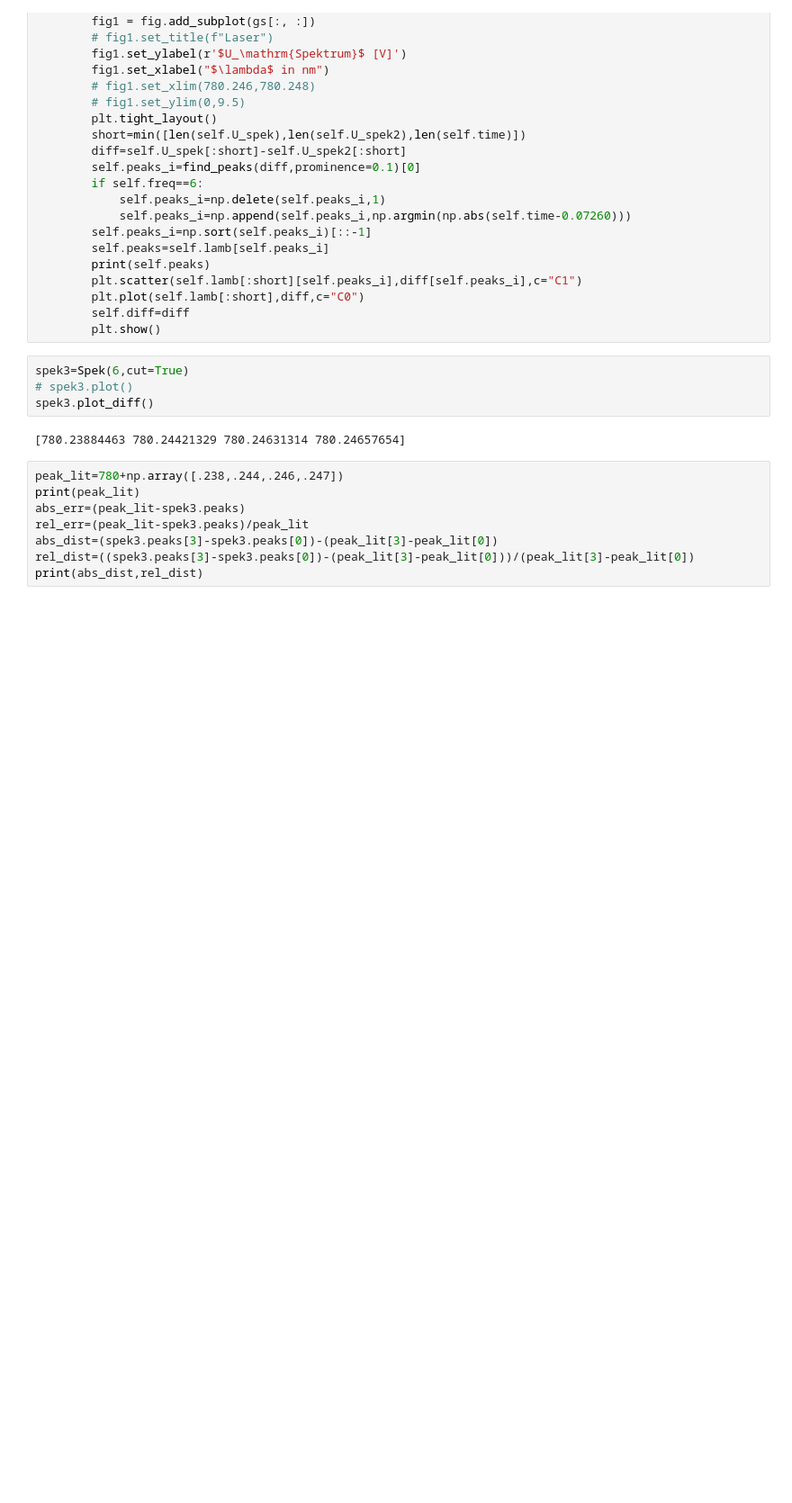
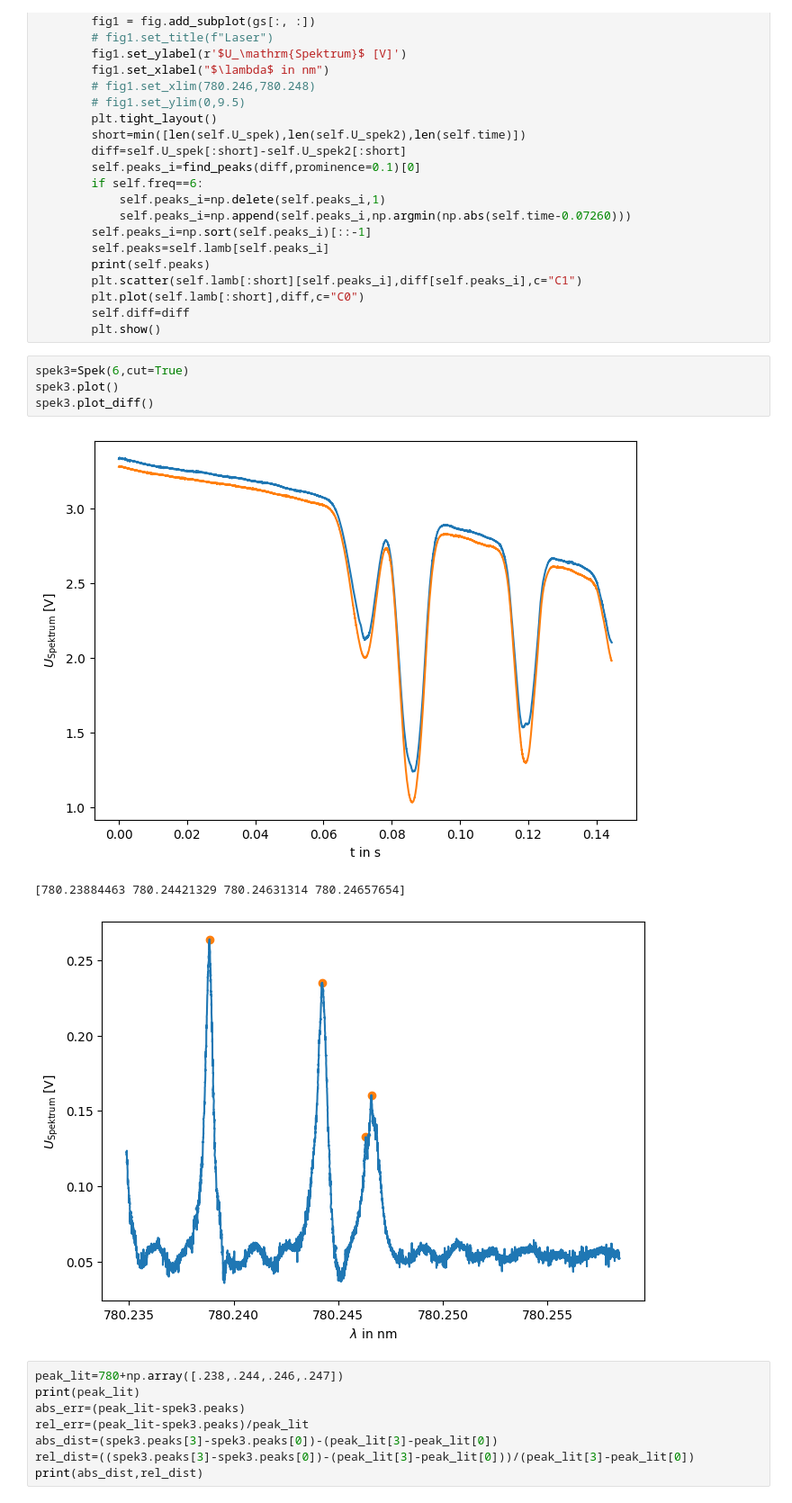
Before and after one commit to hannes-ebe/F-Prak-B, a Jupyter notebook: Laserspektroskopie/dopplerfrei.ipynb, the cells around one changed output. Shown at 90% size. Cells and saved outputs as stored; diff of their text form; blank space fills up the shorter version.

```diff
--- a/Laserspektroskopie/dopplerfrei.ipynb
+++ b/Laserspektroskopie/dopplerfrei.ipynb
@@ -93,10 +94,12 @@ class Spek():
         plt.show()
 # %%
 spek3=Spek(6,cut=True)
-# spek3.plot()
+spek3.plot()
 spek3.plot_diff()
 # %% [output]
+[figure, added]
 [780.23884463 780.24421329 780.24631314 780.24657654]
+[figure, added]
 # %%
 peak_lit=780+np.array([.238,.244,.246,.247])
 print(peak_lit)
```
Also changed, not shown: parts of 1 cell of this notebook.
